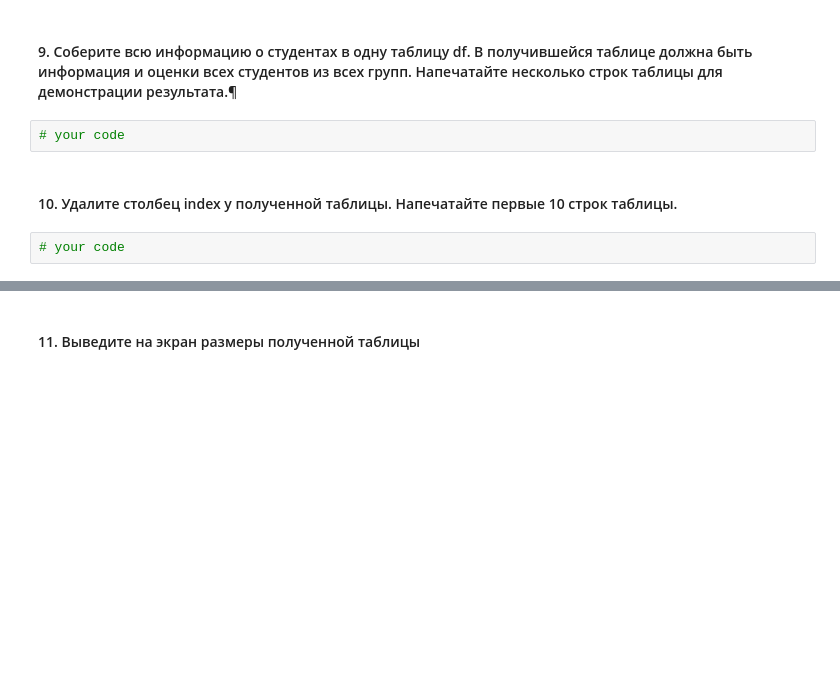
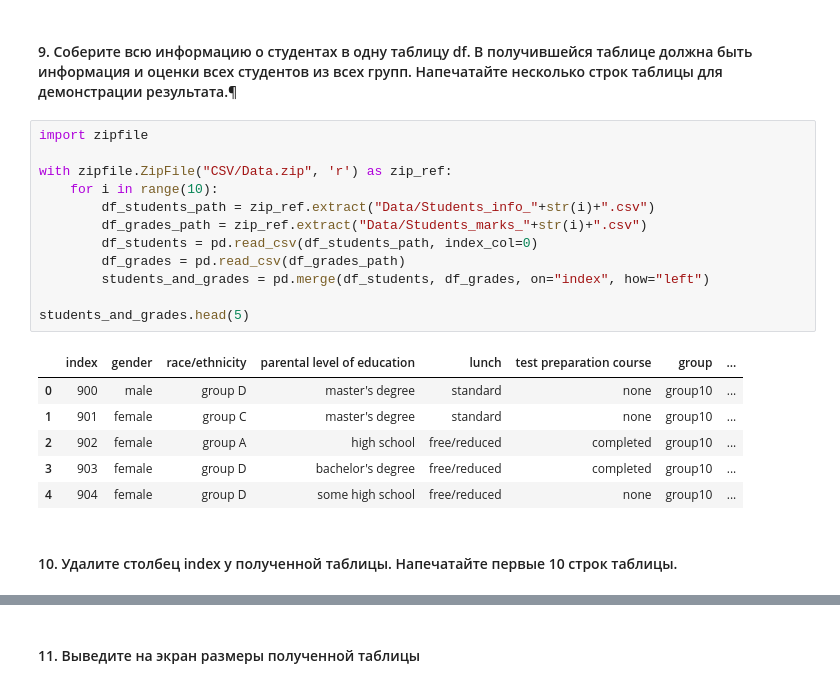
Before and after one commit to EdPogosyan/ML_Ed, a Jupyter notebook: HW-1/hw_practice_sirius_01_pandas_numpy_viz.ipynb, the cells around one changed output, grey strips where cells are left out. Saved outputs shown, nothing was run; the diff lists cells and outputs as text; blank space fills up the shorter version.

```diff
--- a/HW-1/hw_practice_sirius_01_pandas_numpy_viz.ipynb
+++ b/HW-1/hw_practice_sirius_01_pandas_numpy_viz.ipynb
@@ -345,9 +345,24 @@ Name : Stannis Baratheon
 Подробно об этих методах посмотрите тут: https://www.kaggle.com/residentmario/renaming-and-combining#Combining
 # %% [markdown]
 #### 9. Соберите всю информацию о студентах в одну таблицу df. В получившейся таблице должна быть информация и оценки всех студентов из всех групп. Напечатайте несколько строк таблицы для демонстрации результата.¶
-# %%
-# your code
+# %%
+import zipfile
+
+with zipfile.ZipFile("CSV/Data.zip", 'r') as zip_ref:
+    for i in range(10):
+        df_students_path = zip_ref.extract("Data/Students_info_"+str(i)+".csv")
+        df_grades_path = zip_ref.extract("Data/Students_marks_"+str(i)+".csv")
+        df_students = pd.read_csv(df_students_path, index_col=0)
+        df_grades = pd.read_csv(df_grades_path)
+        students_and_grades = pd.merge(df_students, df_grades, on="index", how="left")
+
+students_and_grades.head(5)
+# %% [output]
+|  | index | gender | race/ethnicity | parental level of education | lunch | test preparation course | group | ... |
+| 0 | 900 | male | group D | master's degree | standard | none | group10 | ... |
+| 1 | 901 | female | group C | master's degree | standard | none | group10 | ... |
+| 2 | 902 | female | group A | high school | free/reduced | completed | group10 | ... |
+| 3 | 903 | female | group D | bachelor's degree | free/reduced | completed | group10 | ... |
+| 4 | 904 | female | group D | some high school | free/reduced | none | group10 | ... |
 # %% [markdown]
 #### 10. Удалите столбец index у полученной таблицы. Напечатайте первые 10 строк таблицы.
-# %%
-# your code
```
Also changed, not shown: parts of 5 cells of this notebook.
